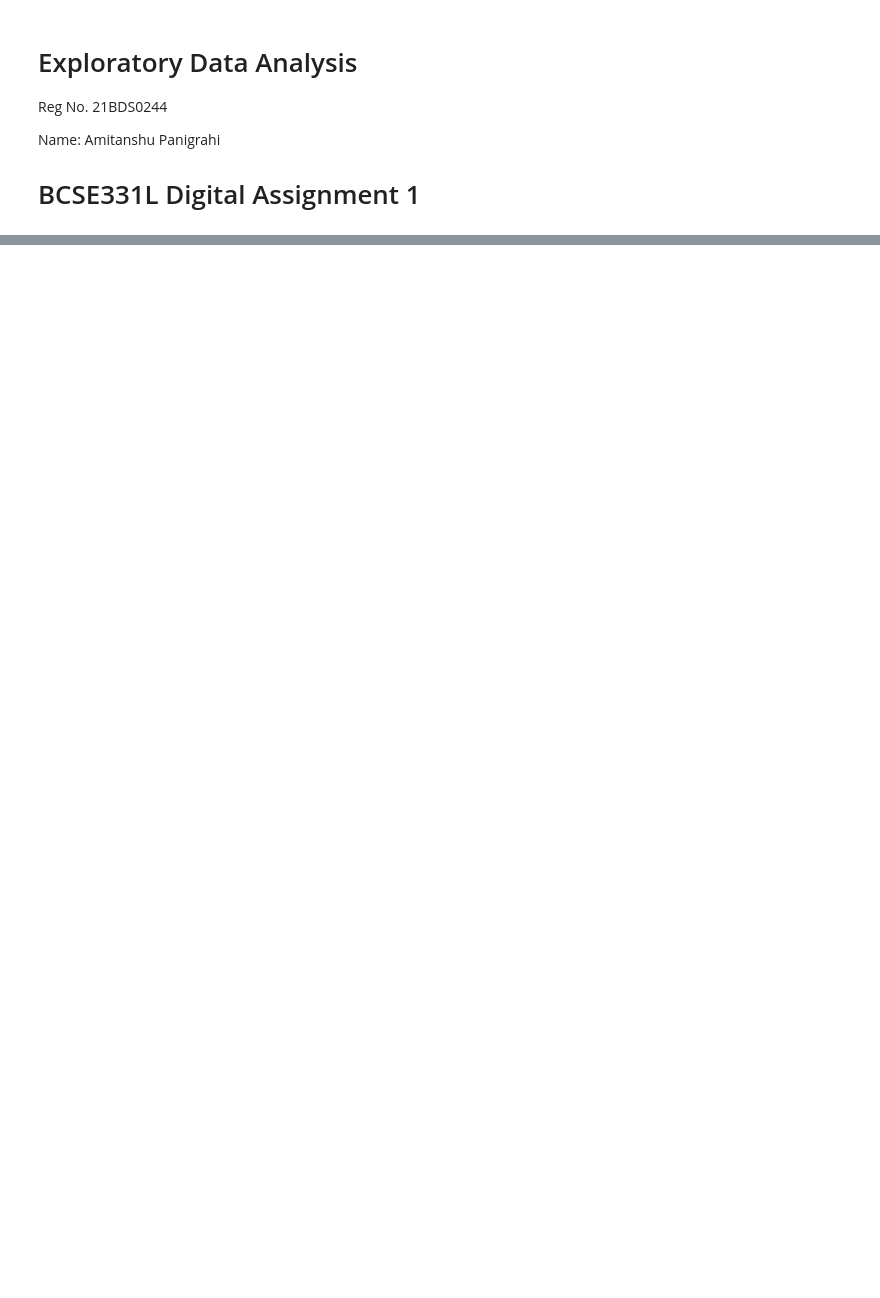
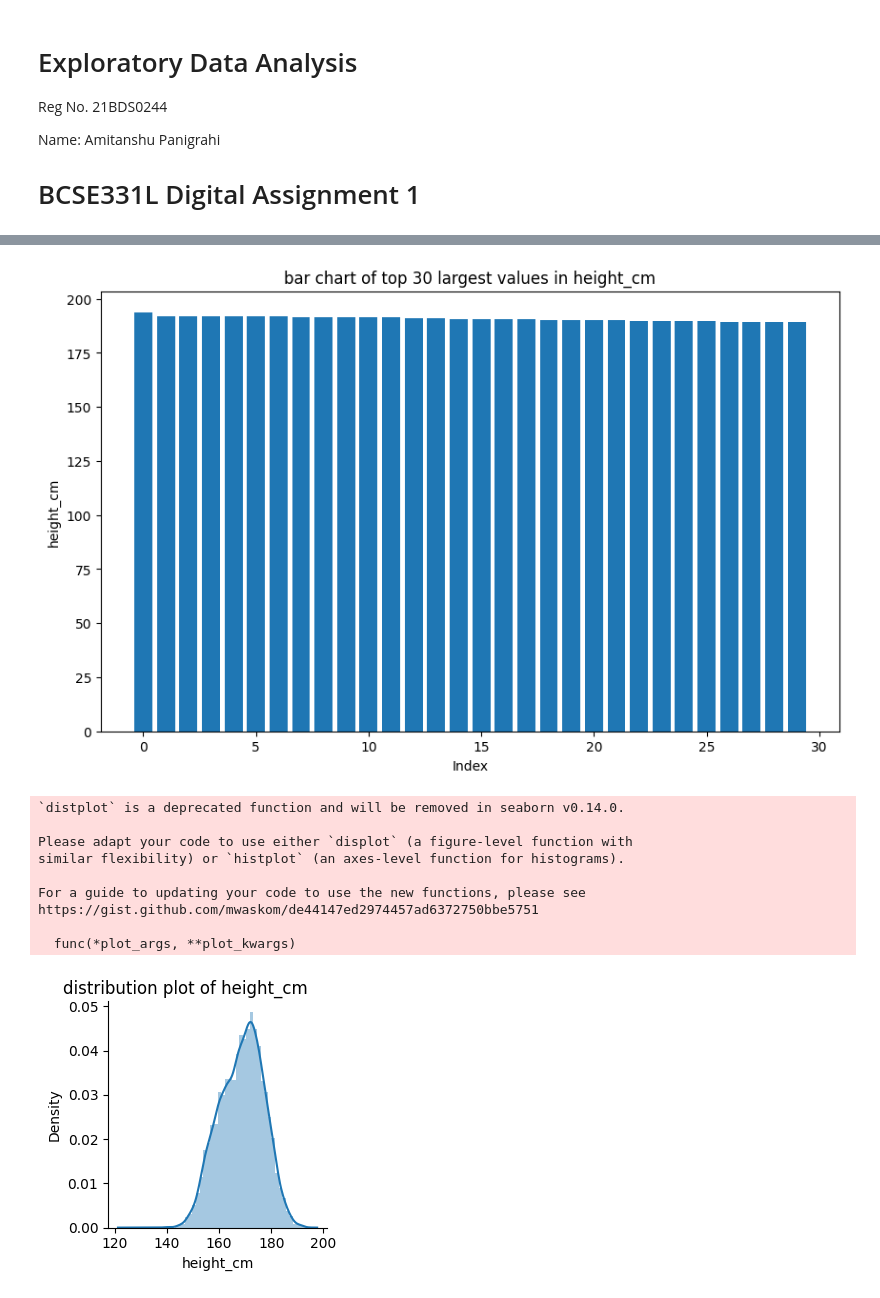
Before and after one commit to amitanshupanigrahi2704/EDA-, a Jupyter notebook: 21BDS0244.ipynb, the cells around one changed output, grey strips where cells are left out. Saved outputs shown, nothing was run; the diff lists cells and outputs as text; code cells hidden in the pictures; blank space fills up the shorter version.

```diff
--- a/21BDS0244.ipynb
+++ b/21BDS0244.ipynb
@@ -249,0 +224,65 @@ DataFrame after filtering outliers in BMI:
+# %%
+# MODULE 3
+
+# Univariate analysis
+
+# loading the dataset
+url = "https://raw.githubusercontent.com/salemprakash/EDA/main/Data/bodyPerformance.csv"
+df = pd.read_csv(url)
+
+# checking data types of each column
+print("Data Types of Each Column:")
+print(df.dtypes)
+
+# calculating descriptive statistics of the entire dataset
+print("\ndescriptive statistics of the dataset:")
+print(df.describe(include='all'))
+
+# finding the number of non-numeric values in each column
+non_num_count = df.apply(lambda col: col.apply(lambda x: not str(x).replace('.', '', 1).isdigit()).sum())
+print("\nnumber of non-numeric values in each column:")
+print(non_num_count)
+
+# listing non-numeric values in each column
+non_num_vals = {
+    col: df[col][df[col].apply(lambda x: not str(x).replace('.', '', 1).isdigit())].unique()
+    for col in df.columns
+}
+print("\nlist of non-numeric values in each column:")
+print(non_num_vals)
+
+# converting non-numeric values to nan and filling missing values with the column mean
+df_cleaned = df.apply(pd.to_numeric, errors='coerce')
+df_cleaned.fillna(df_cleaned.mean(), inplace=True)
+
+# computing measures of central tendency for 'height_cm'
+col = 'height_cm'
+mean = df_cleaned[col].mean()
+median = df_cleaned[col].median()
+mode = df_cleaned[col].mode()[0]
+
+print(f"\nmeasures of central tendency for {col}:")
+print(f"mean: {mean}, median: {median}, mode: {mode}")
+
+# bar chart of the first 30 largest values in 'height_cm' column
+top_30 = df_cleaned.nlargest(30, col)
+plt.figure(figsize=(10, 6))
+plt.bar(range(len(top_30[col])), top_30[col])
+plt.xlabel('Index')
+plt.ylabel(col)
+plt.title(f'bar chart of top 30 largest values in {col}')
+plt.show()
+
+# distribution plot for 'height_cm' columb
+g = sns.FacetGrid(df).map(sns.distplot,"height_cm").add_legend()
+g.set_axis_labels(col, 'Density')
+g.fig.suptitle(f'distribution plot of {col}', y=1.02)
+plt.show()
+
+# boxplot for 'height_cm' column
+plt.figure(figsize=(10, 6))
+sns.boxplot(x=df_cleaned[col])
+plt.title(f'Boxplot of {col}')
+plt.xlabel(col)
+plt.show()
+# %% [output]
@@ -249,0 +306,11 @@ DataFrame after filtering outliers in BMI:
+[figure, added]
+`distplot` is a deprecated function and will be removed in seaborn v0.14.0.
+
+Please adapt your code to use either `displot` (a figure-level function with
+similar flexibility) or `histplot` (an axes-level function for histograms).
+
+For a guide to updating your code to use the new functions, please see
+https://gist.github.com/mwaskom/de44147ed2974457ad6372750bbe5751
+
+  func(*plot_args, **plot_kwargs)
+[figure, added]
```
Also changed, not shown: parts of 6 cells of this notebook.
